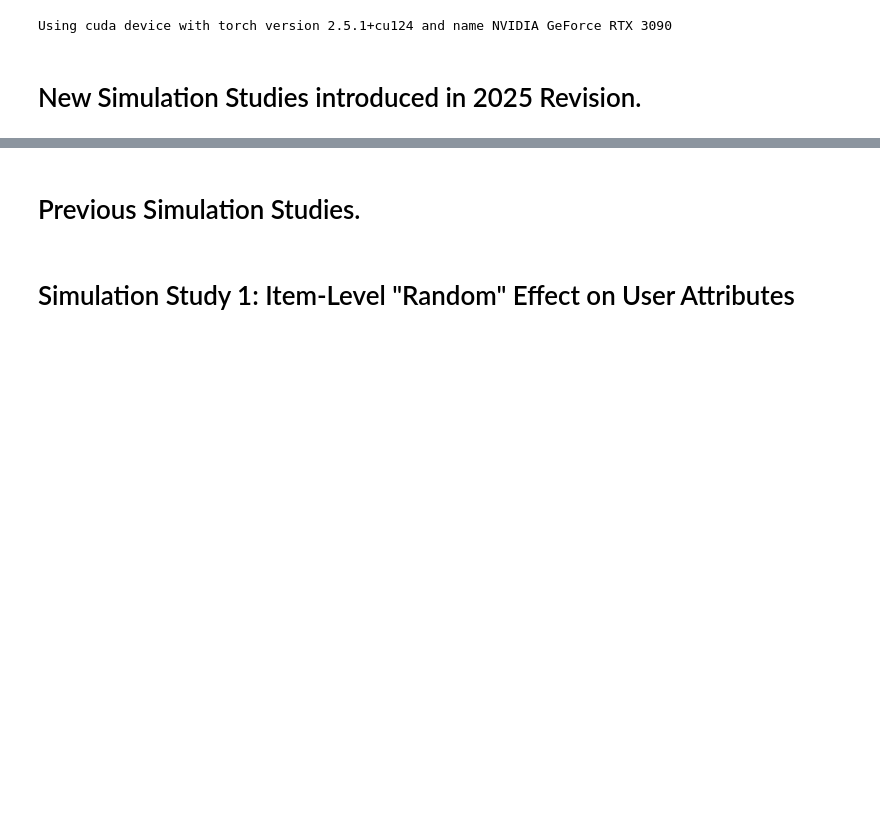
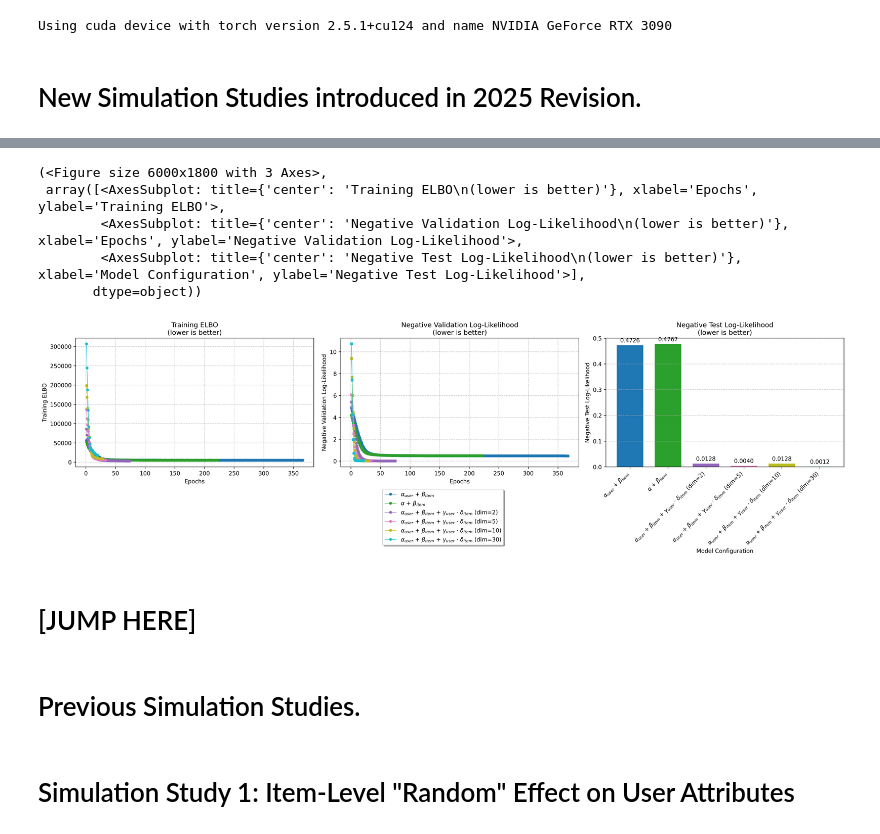
Before and after one commit to gsbDBI/bemb, a Jupyter notebook: tutorials/simulation/simulation_study_paper_demo.ipynb, the cells around one changed output, grey strips where cells are left out. Drawn from its saved outputs; the diff is of its cells as text; code cells hidden in the pictures; blank space fills up the shorter version.

```diff
--- a/tutorials/simulation/simulation_study_paper_demo.ipynb
+++ b/tutorials/simulation/simulation_study_paper_demo.ipynb
@@ -467,3 +810,14 @@ time taken: 13.450040578842163
+# %%
+visualize_model_results(records=records)
+# %% [output]
+(<Figure size 6000x1800 with 3 Axes>,
+ array([<AxesSubplot: title={'center': 'Training ELBO\n(lower is better)'}, xlabel='Epochs', ylabel='Training ELBO'>,
+        <AxesSubplot: title={'center': 'Negative Validation Log-Likelihood\n(lower is better)'}, xlabel='Epochs', ylabel='Negative Validation Log-Likelihood'>,
+        <AxesSubplot: title={'center': 'Negative Test Log-Likelihood\n(lower is better)'}, xlabel='Model Configuration', ylabel='Negative Test Log-Likelihood'>],
+       dtype=object))
+[figure, added]
+# %% [markdown]
+# [JUMP HERE]
 # %% [markdown]
 # Previous Simulation Studies.
 # %%
```
Also changed, not shown: parts of 25 cells of this notebook.
